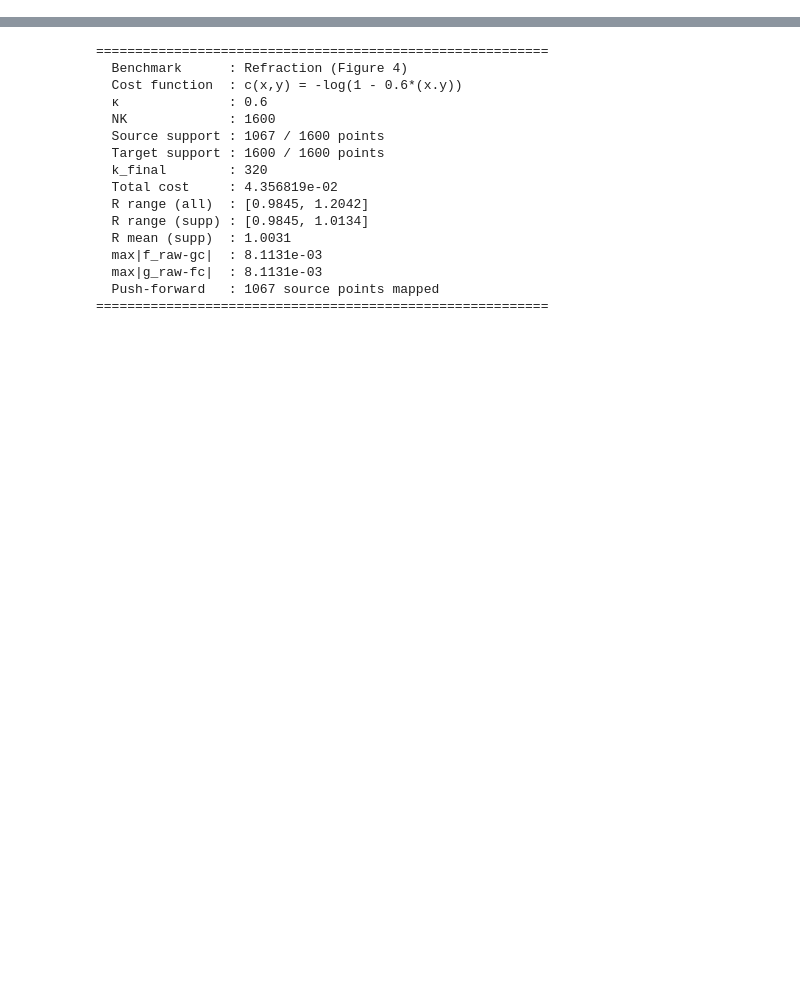
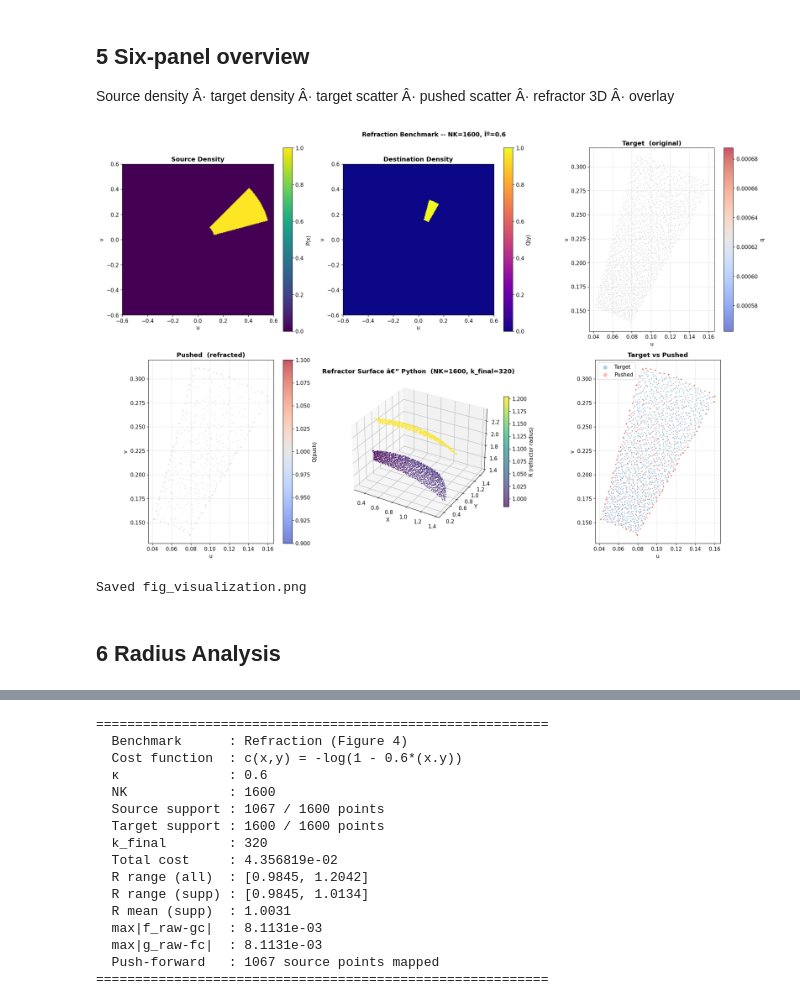
Before and after one commit to kndym/benchmarks-PS-reflector, a Jupyter notebook: notebooks/Benchmark_refraction.ipynb, the cells around one changed output, grey strips where cells are left out. Saved outputs shown, nothing was run; the diff lists cells and outputs as text; code cells hidden in the pictures; blank space fills up the shorter version.

```diff
--- a/notebooks/Benchmark_refraction.ipynb
+++ b/notebooks/Benchmark_refraction.ipynb
@@ -502,0 +201,73 @@ Interactive 3D surface plot saved to fig_optical_3d_surface.html
+# %% [markdown]
+## 5  Six-panel overview
+Source density Â· target density Â· target scatter Â· pushed scatter Â· refractor 3D Â· overlay
+# %%
+ext = [-0.6, 0.6, -0.6, 0.6]   # extent for imshow
+k_final = 8 * int(np.floor(np.sqrt(NK)))
+
+fig = plt.figure(figsize=(20, 13))
+fig.suptitle(
+    f'Refraction Benchmark -- NK={NK}, Îº={kappa}',
+    fontsize=13, fontweight='bold',
+)
+
+# â”€â”€ Panel 1: Source Density (meshgrid imshow) â”€â”€â”€â”€â”€â”€â”€â”€â”€â”€â”€â”€â”€â”€â”€â”€â”€â”€â”€â”€â”€â”€â”€â”€â”€â”€â”€â”€â”€â”€
+ax = plt.subplot(2, 3, 1)
+im = ax.imshow(X_MeshGrid.T, extent=ext, origin='lower', cmap='viridis', aspect='equal')
+plt.colorbar(im, ax=ax, label='P(x)')
+ax.set_title('Source Density', fontweight='bold')
+ax.set_xlabel('u');  ax.set_ylabel('v')
+
+# â”€â”€ Panel 2: Destination Density (meshgrid imshow) â”€â”€â”€â”€â”€â”€â”€â”€â”€â”€â”€â”€â”€â”€â”€â”€â”€â”€â”€â”€â”€â”€â”€â”€â”€
+ax = plt.subplot(2, 3, 2)
+im = ax.imshow(Y_MeshGrid.T, extent=ext, origin='lower', cmap='plasma', aspect='equal')
+plt.colorbar(im, ax=ax, label='Q(y)')
+ax.set_title('Destination Density', fontweight='bold')
+ax.set_xlabel('u');  ax.set_ylabel('v')
+
+# â”€â”€ Panel 3: Target distribution (original scatter) â”€â”€â”€â”€â”€â”€â”€â”€â”€â”€â”€â”€â”€â”€â”€â”€â”€â”€â”€â”€â”€â”€â”€â”€
+ax = plt.subplot(2, 3, 3)
+sc = ax.scatter(Y_projected[:, 0], Y_projected[:, 1], c=Y_projected[:, 2],
+                cmap='coolwarm', s=2, alpha=0.7)
+plt.colorbar(sc, ax=ax, label='q')
+ax.set_title('Target  (original)', fontweight='bold')
+ax.set_xlabel('u');  ax.set_ylabel('v')
+ax.set_aspect('equal');  ax.grid(True, alpha=0.3)
+
+# â”€â”€ Panel 4: Pushed / refracted distribution â”€â”€â”€â”€â”€â”€â”€â”€â”€â”€â”€â”€â”€â”€â”€â”€â”€â”€â”€â”€â”€â”€â”€â”€â”€â”€â”€â”€â”€â”€â”€
+ax = plt.subplot(2, 3, 4)
+sc = ax.scatter(Y_Pushed_projected[:, 0], Y_Pushed_projected[:, 1],
+                c=Y_Pushed_projected[:, 2], cmap='coolwarm', s=2, alpha=0.7)
+plt.colorbar(sc, ax=ax, label='Q(push)')
+ax.set_title('Pushed  (refracted)', fontweight='bold')
+ax.set_xlabel('u');  ax.set_ylabel('v')
+ax.set_aspect('equal');  ax.grid(True, alpha=0.3)
+
+# â”€â”€ Panel 5: Refractor Surface (3D scatter, all NK points) â”€â”€â”€â”€â”€â”€â”€â”€â”€â”€â”€â”€â”€â”€â”€â”€â”€
+ax = plt.subplot(2, 3, 5, projection='3d')
+sc5 = ax.scatter(Ref[:, 0], Ref[:, 1], Ref[:, 2],
+                 s=2, alpha=0.7, c=R, cmap='viridis',
+                 vmin=R.min(), vmax=R.max())
+plt.colorbar(sc5, ax=ax, label='R (refractor radius)', shrink=0.6)
+ax.set_title(f'Refractor Surface  Python  (NK={NK}, k_final={k_final})', fontweight='bold')
+ax.set_xlabel('X');  ax.set_ylabel('Y');  ax.set_zlabel('Z')
+
+# â”€â”€ Panel 6: Target vs Pushed overlay â”€â”€â”€â”€â”€â”€â”€â”€â”€â”€â”€â”€â”€â”€â”€â”€â”€â”€â”€â”€â”€â”€â”€â”€â”€â”€â”€â”€â”€â”€â”€â”€â”€â”€â”€â”€â”€
+ax = plt.subplot(2, 3, 6)
+ax.scatter(Y_projected[:, 0],        Y_projected[:, 1],
+           s=2, alpha=0.4, label='Target',  color='steelblue')
+ax.scatter(Y_Pushed_projected[:, 0], Y_Pushed_projected[:, 1],
+           s=2, alpha=0.4, label='Pushed', color='tomato')
+ax.legend(markerscale=5);  ax.set_aspect('equal');  ax.grid(True, alpha=0.3)
+ax.set_title('Target vs Pushed', fontweight='bold')
+ax.set_xlabel('u');  ax.set_ylabel('v')
+
+plt.tight_layout()
+plt.savefig('fig_visualization.png', dpi=150, bbox_inches='tight')
+plt.show()
+print('Saved fig_visualization.png')
+# %% [output]
+[figure, added]
+Saved fig_visualization.png
+# %% [markdown]
+## 6  Radius Analysis
```
Also changed, not shown: parts of 41 cells of this notebook, 10 other files.
